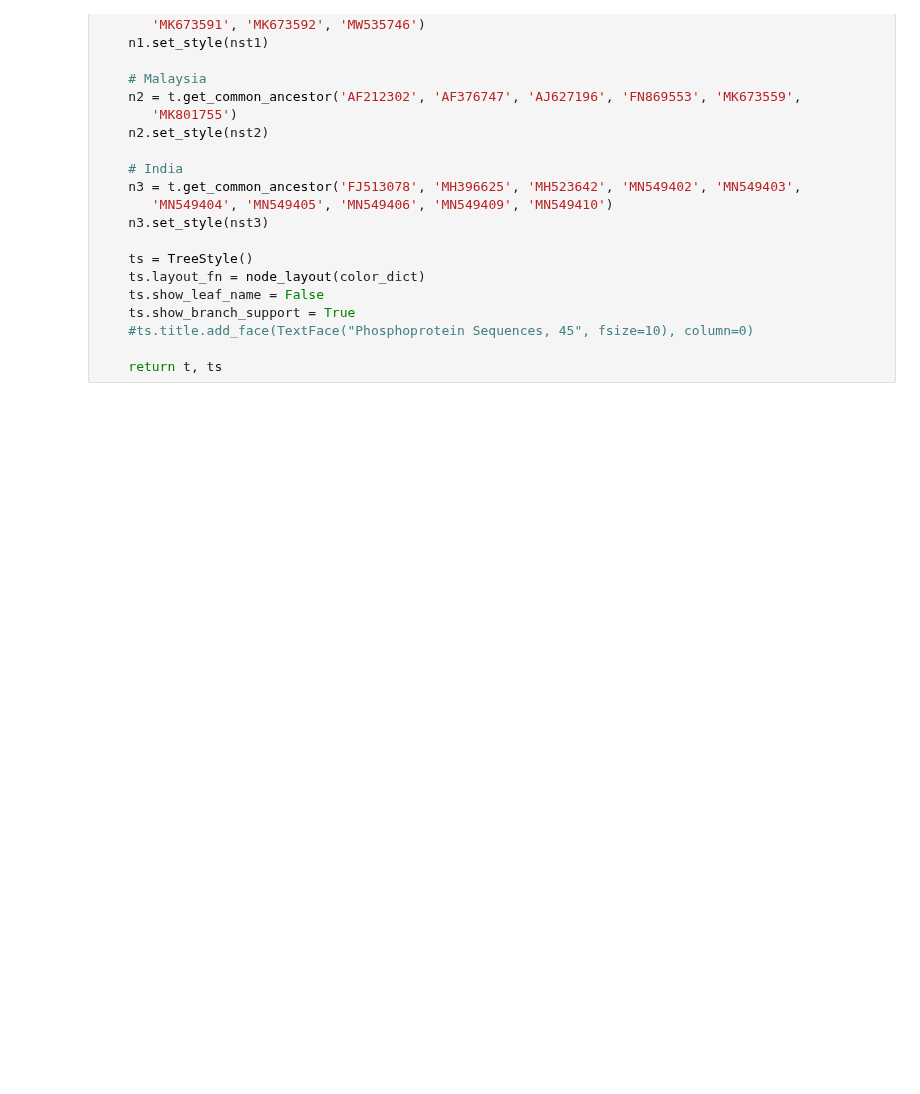
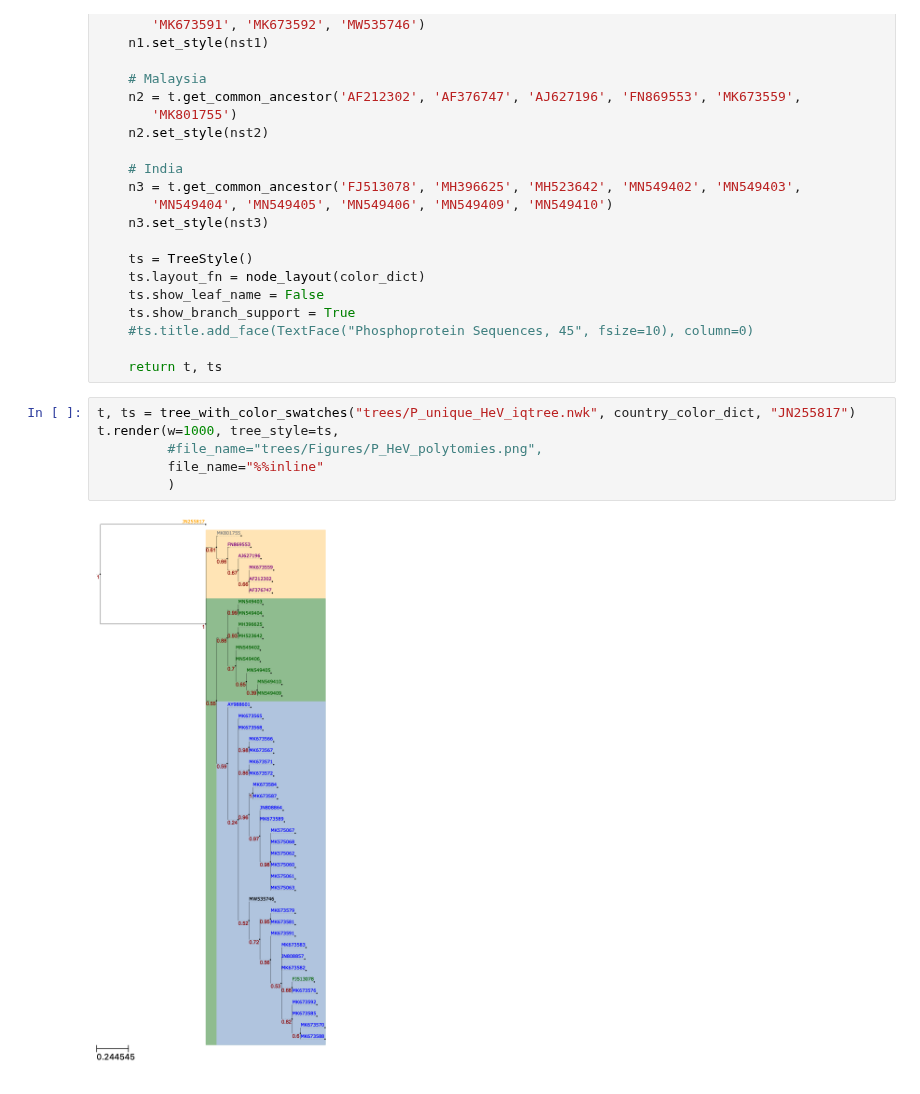
Before and after one commit to sanju99/niv_evo, a Jupyter notebook: trees.ipynb, the cells around one changed output. Drawn from its saved outputs; the diff is of its cells as text; blank space fills up the shorter version.

```diff
--- a/trees.ipynb
+++ b/trees.ipynb
@@ -115,4 +128,12 @@ def tree_with_color_swatches(tree_file, color_dict, out_group=None):
     #ts.title.add_face(TextFace("Phosphoprotein Sequences, 45", fsize=10), column=0)
 
     return t, ts
+# %%
+t, ts = tree_with_color_swatches("trees/P_unique_HeV_iqtree.nwk", country_color_dict, "JN255817")
+t.render(w=1000, tree_style=ts,
+         #file_name="trees/Figures/P_HeV_polytomies.png",
+         file_name="%%inline"
+         )
+# %% [output]
+[figure, added]
 # %%
```
Also changed, not shown: parts of 7 cells of this notebook.
